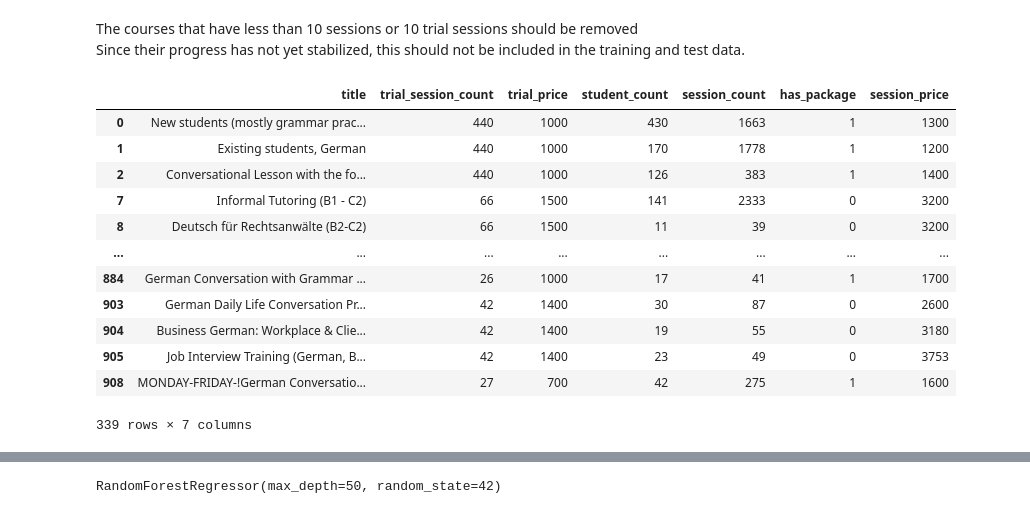
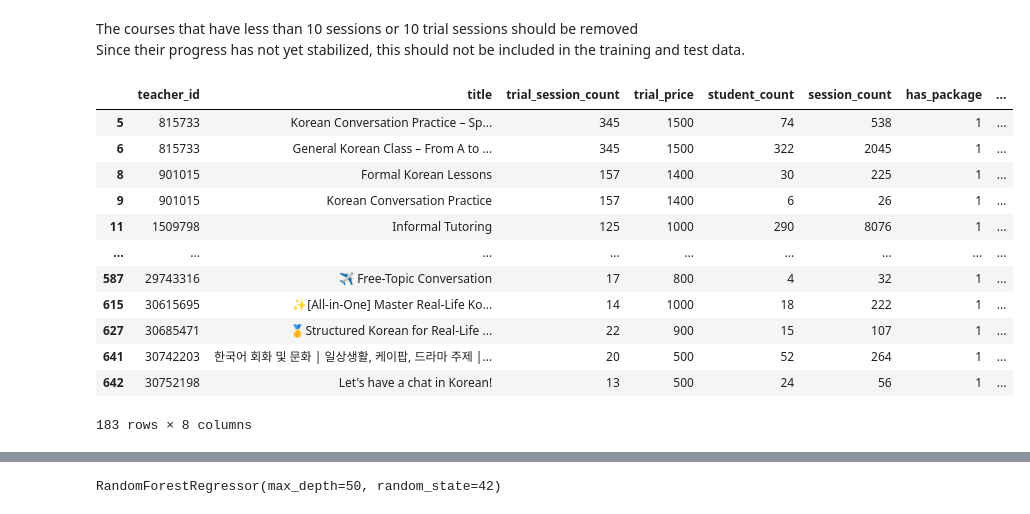
Before and after one commit to ernmin/Project4GA, a Jupyter notebook: prediction_model/prediction_model.ipynb, the cells around one changed output, grey strips where cells are left out. Drawn from its saved outputs; the diff is of its cells as text; code cells hidden in the pictures.

```diff
--- a/prediction_model/prediction_model.ipynb
+++ b/prediction_model/prediction_model.ipynb
@@ -203,7 +203,7 @@ def language_is_tutor(language, tutor):
     df_language = pro_course_language(language)
     df_merged = pd.merge(df_tutor_pro, df_language, left_on='user_id', right_on='teacher_id', how='inner')
     # df_merged = df_merged[['user_id', 'trial_session_count', 'trial_price', 'student_count', 'session_count', 'has_package', 'session_price']]
-    df_merged = df_merged[['title', 'trial_session_count', 'trial_price', 'student_count', 'session_count', 'has_package', 'session_price']]
+    df_merged = df_merged[['teacher_id', 'title', 'trial_session_count', 'trial_price', 'student_count', 'session_count', 'has_package', 'session_price']]
     # df_merged = df_merged[['trial_price', 'session_price']]
     return df_merged
 
@@ -226,20 +226,20 @@ language_is_tutor('french', True)
 The courses that have less than 10 sessions or 10 trial sessions should be removed\
 Since their progress has not yet stabilized, this should not be included in the training and test data.
 # %%
-df_model = language_is_tutor('german', True)
-df_model = df_model[(df_model['session_count'] > 20) & (df_model['trial_session_count'] > 20)]
+df_model = language_is_tutor('korean', True)
+df_model = df_model[(df_model['session_count'] > 10) & (df_model['trial_session_count'] > 10)]
 df_model
 # %% [output]
-|  | title | trial_session_count | trial_price | student_count | session_count | has_package | session_price |
-| 0 | New students (mostly grammar prac... | 440 | 1000 | 430 | 1663 | 1 | 1300 |
-| 1 | Existing students, German | 440 | 1000 | 170 | 1778 | 1 | 1200 |
-| 2 | Conversational Lesson with the fo... | 440 | 1000 | 126 | 383 | 1 | 1400 |
-| 7 | Informal Tutoring (B1 - C2) | 66 | 1500 | 141 | 2333 | 0 | 3200 |
-| 8 | Deutsch für Rechtsanwälte (B2-C2) | 66 | 1500 | 11 | 39 | 0 | 3200 |
-| ... | ... | ... | ... | ... | ... | ... | ... |
-| 884 | German Conversation with Grammar ... | 26 | 1000 | 17 | 41 | 1 | 1700 |
-| 903 | German Daily Life Conversation Pr... | 42 | 1400 | 30 | 87 | 0 | 2600 |
-| 904 | Business German: Workplace & Clie... | 42 | 1400 | 19 | 55 | 0 | 3180 |
-| 905 | Job Interview Training (German, B... | 42 | 1400 | 23 | 49 | 0 | 3753 |
-| 908 | MONDAY-FRIDAY-!German Conversatio... | 27 | 700 | 42 | 275 | 1 | 1600 |
+|  | teacher_id | title | trial_session_count | trial_price | student_count | session_count | has_package | ... |
+| 5 | 815733 | Korean Conversation Practice – Sp... | 345 | 1500 | 74 | 538 | 1 | ... |
+| 6 | 815733 | General Korean Class – From A to ... | 345 | 1500 | 322 | 2045 | 1 | ... |
+| 8 | 901015 | Formal Korean Lessons | 157 | 1400 | 30 | 225 | 1 | ... |
+| 9 | 901015 | Korean Conversation Practice | 157 | 1400 | 6 | 26 | 1 | ... |
+| 11 | 1509798 | Informal Tutoring | 125 | 1000 | 290 | 8076 | 1 | ... |
+| ... | ... | ... | ... | ... | ... | ... | ... | ... |
+| 587 | 29743316 | ✈️ Free-Topic Conversation | 17 | 800 | 4 | 32 | 1 | ... |
+| 615 | 30615695 | ✨[All-in-One] Master Real-Life Ko... | 14 | 1000 | 18 | 222 | 1 | ... |
+| 627 | 30685471 | 🥇Structured Korean for Real-Life ... | 22 | 900 | 15 | 107 | 1 | ... |
+| 641 | 30742203 | 한국어 회화 및 문화 | 일상생활, 케이팝, 드라마 주제 |... | 20 | 500 | 52 | 264 | 1 | ... |
+| 642 | 30752198 | Let's have a chat in Korean! | 13 | 500 | 24 | 56 | 1 | ... |
-339 rows × 7 columns
+183 rows × 8 columns
```
Also changed, not shown: parts of 27 cells of this notebook, 1 other file.
